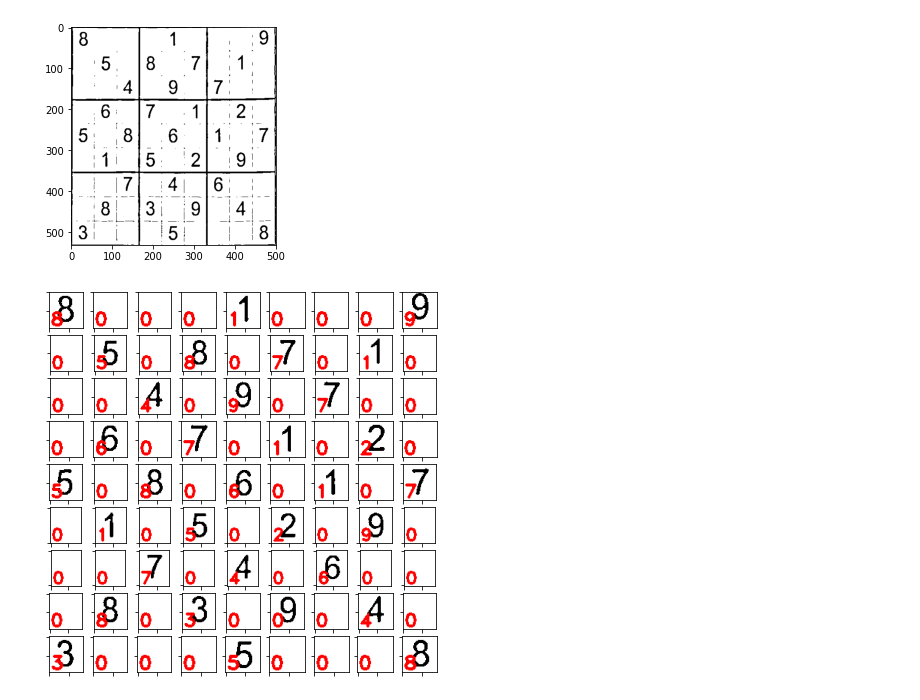
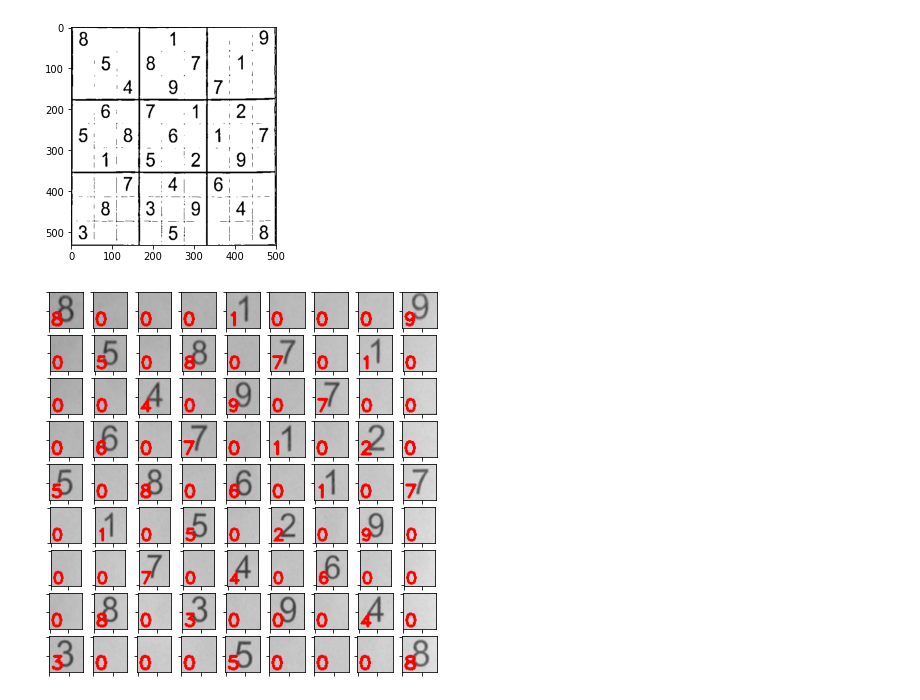
Before and after one commit to niklastanner/puzzle-solver, a Jupyter notebook: PoC/notebooks/Sudoku Recognizer.ipynb, the cells around one changed output. Saved outputs shown, nothing was run; the diff lists cells and outputs as text; code cells hidden in the pictures.

Commit message:
add Sudoku image scanner from PoC

```diff
--- a/PoC/notebooks/Sudoku Recognizer.ipynb
+++ b/PoC/notebooks/Sudoku Recognizer.ipynb
@@ -55,7 +55,7 @@ def get_corners_of_contour(contour):
     for reference_point in box:
         corner = []
         corner_distance = sys.maxsize
-        for point in largest_item:
+        for point in contour:
             distance = np.linalg.norm(reference_point - point[0])
             if distance < corner_distance:
                 corner = point
@@ -81,8 +81,8 @@ def merge_lines(lines, rho_threshold=10, theta_threshold=0.2):
         for j in range(1, len(lines)):
             rho_j = lines[j][0][0]
             theta_j = lines[j][0][1]
-            if rho_j < rho + rho_threshold and rho_j > rho - rho_threshold \
-                and theta_j < theta + theta_threshold and theta_j > theta - theta_threshold:
+            if rho + rho_threshold > rho_j > rho - rho_threshold \
+                        and theta + theta_threshold > theta_j > theta - theta_threshold:
                 tmp_lines.append(lines[j])
 
         avg_rho = sum([line[0][0] for line in tmp_lines]) / len(tmp_lines)
@@ -402,20 +377,20 @@ cells = find_numbers_in_tiled_image(binary, tiles)
 # %%
 fig, axs = plt.subplots(9, 9, figsize=(7,7), sharex='col', sharey='row')
 
 n = 0
 for i in range(9):
     for j in range(9):
-        image = np.copy(thr[tiles[n]['row_start']:tiles[n]['row_end'], tiles[n]['col_start']:tiles[n]['col_end']])
+        image = np.copy(warped[tiles[n]['row_start']:tiles[n]['row_end'], tiles[n]['col_start']:tiles[n]['col_end']])
         cv2.putText(image,
                     str(cells[n]),
                     (2, len(image) - 4),
                     cv2.FONT_HERSHEY_DUPLEX,
                     0.8,
                     (255, 0, 0),
                     2)
         axs[i][j].imshow(image)
         axs[i][j].set_yticklabels([])
         axs[i][j].set_xticklabels([])
         n += 1
 # %% [output]
-[figure, old version]
+[figure, new version]
```
Also changed, not shown: parts of 1 cell of this notebook, 6 other files.
